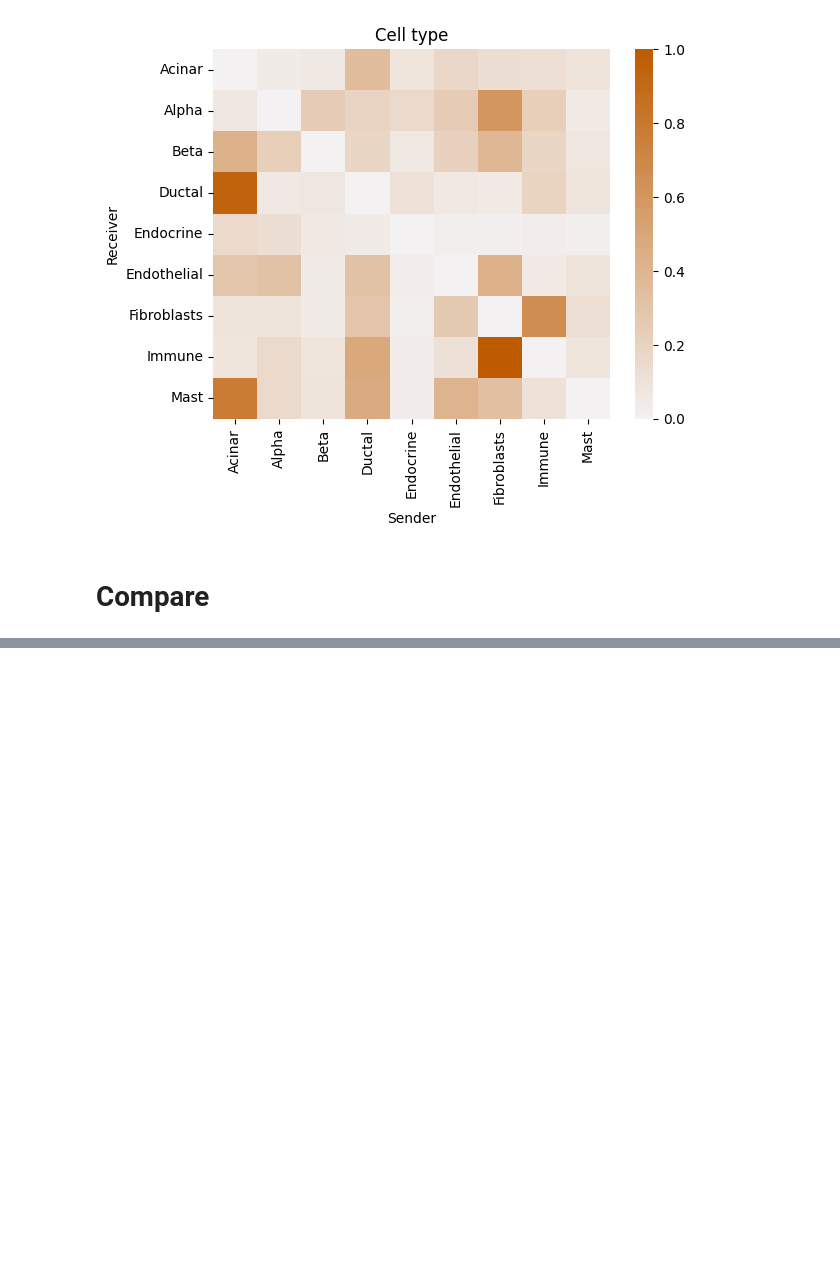
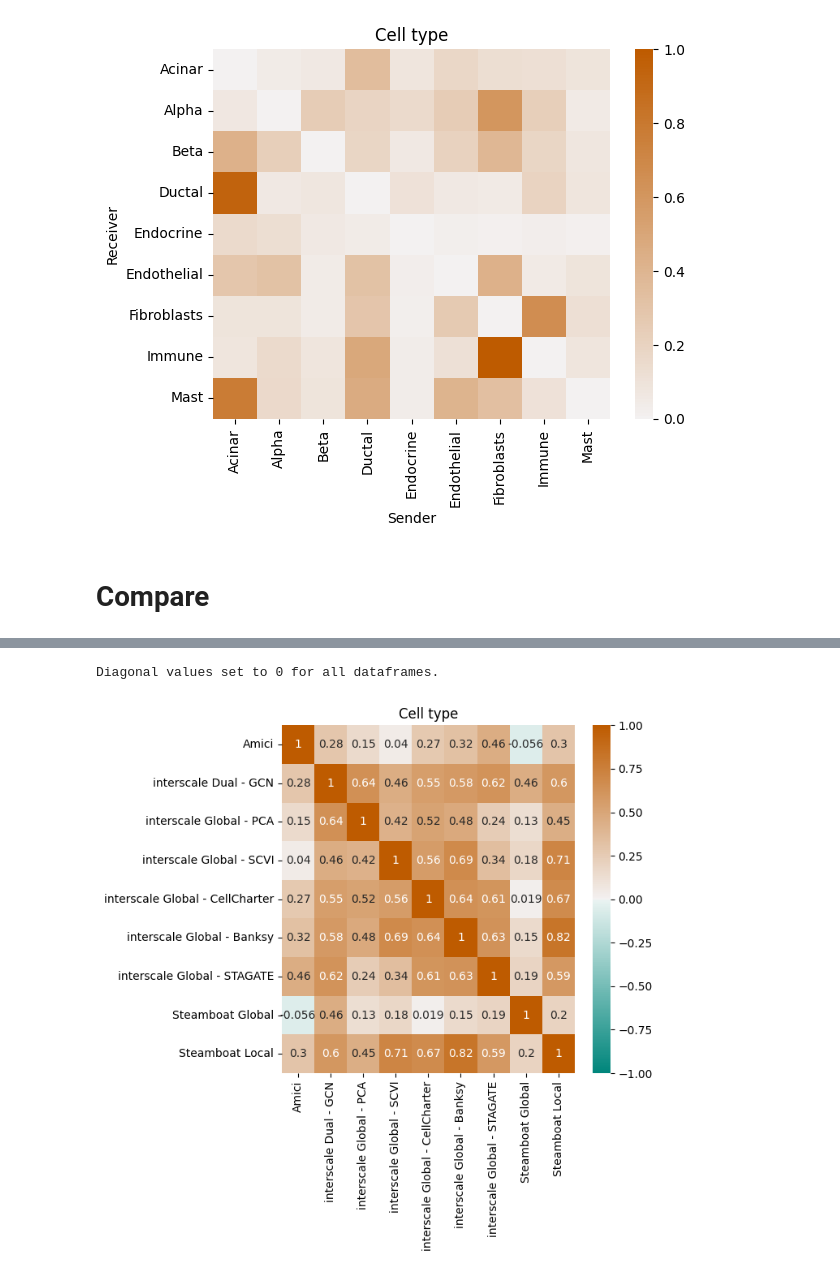
Before and after one commit to theislab/InterScale_reproducibility, a Jupyter notebook: notebooks/melton_jimenez_25/Benchamrk_Amici_Steamboat.ipynb, the cells around one changed output, grey strips where cells are left out. Cells and saved outputs as stored; diff of their text form; code cells hidden in the pictures; blank space fills up the shorter version.

```diff
--- a/notebooks/melton_jimenez_25/Benchamrk_Amici_Steamboat.ipynb
+++ b/notebooks/melton_jimenez_25/Benchamrk_Amici_Steamboat.ipynb
@@ -1897,16 +1879,0 @@ dfs_dict_name
-# %%
-fig, ax = plt.subplots(1, 1, figsize=(6, 6))
-
-for ix,c in enumerate(['cell_type_coarse']):
-	dfs_dict = {}
-	for jx,a in enumerate(["amici","DinterscaleGCN","GinterscalePCA","GinterscaleSCVI","GinterscaleCellCharter","GSteamboat","LSteamboat"]):
-		d=pd.read_csv(f'results/cosmx_{a}_{c}.csv',index_col=0)
-		dfs_dict[dfs_dict_name[a]]=d
-	reset_diagonal_to_zero(dfs_dict)
-	corr_matrix=compute_approach_correlation(dfs_dict)
-	corr_matrix=corr_matrix.round(3)
-	map=sns.diverging_palette(180,29,s=100, as_cmap=True)
-	sns.heatmap(corr_matrix, annot=True, cmap=map, vmin=-1, vmax=1)
-	plt.title(f"Cell type")
-
-plt.tight_layout()
@@ -1915,0 +1880,9 @@ Diagonal values set to 0 for all dataframes.
+# %%
+models=["amici","DinterscaleGCN","GinterscalePCA","GinterscaleSCVI","GinterscaleCellCharter","GinterscaleBanksy","GinterscaleStagate","GSteamboat","LSteamboat"]
+models_name=["Amici","interscale Dual - GCN","interscale Global - PCA","interscale Global - SCVI","interscale Global - CellCharter","interscale Global - Banksy","interscale Global - STAGATE","Steamboat Global","Steamboat Local"]
+
+dfs_dict_name = {}
+for ix,model in enumerate(models):
+	dfs_dict_name[models[ix]]=models_name[ix]
+
+dfs_dict_name
@@ -1915,0 +1899,19 @@ Diagonal values set to 0 for all dataframes.
+# %%
+fig, ax = plt.subplots(1, 1, figsize=(7, 7))
+
+for ix,c in enumerate(['cell_type_coarse']):
+	dfs_dict = {}
+	for jx,a in enumerate(["amici","DinterscaleGCN","GinterscalePCA","GinterscaleSCVI","GinterscaleCellCharter","GinterscaleBanksy","GinterscaleStagate","GSteamboat","LSteamboat"]):
+		d=pd.read_csv(f'INTERACTION/Benchmark/cosmx_{a}_{c}.csv',index_col=0)
+		dfs_dict[dfs_dict_name[a]]=d
+	reset_diagonal_to_zero(dfs_dict)
+	corr_matrix=compute_approach_correlation(dfs_dict)
+	corr_matrix=corr_matrix.round(3)
+	map=sns.diverging_palette(180,29,s=100, as_cmap=True)
+	sns.heatmap(corr_matrix, annot=True, cmap=map, vmin=-1, vmax=1)
+	plt.title(f"Cell type")
+
+plt.tight_layout()
+# %% [output]
+Diagonal values set to 0 for all dataframes.
+[figure, added]
```
Also changed, not shown: parts of 3 cells of this notebook, 1 other file.
